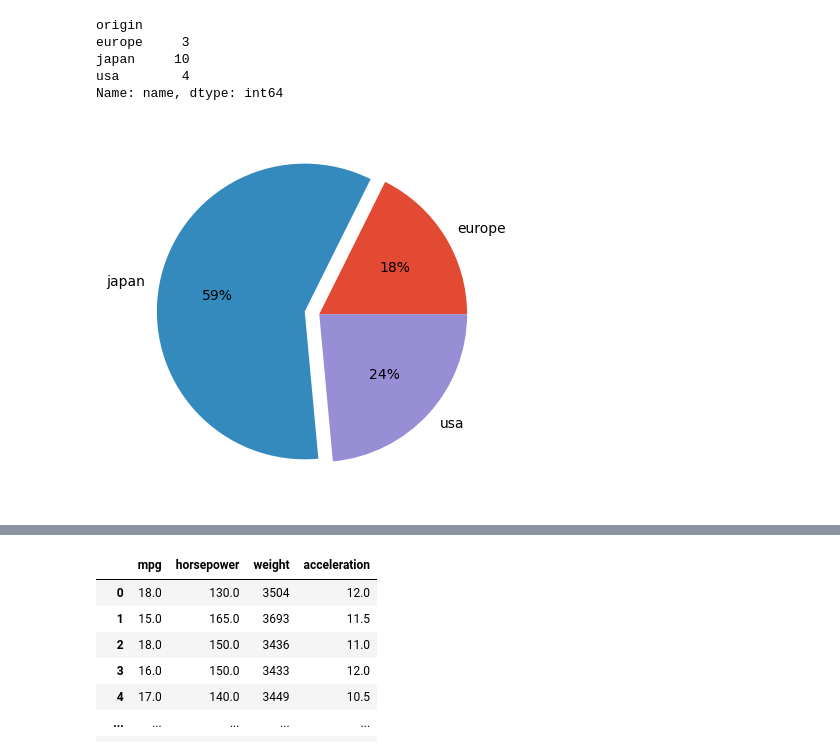
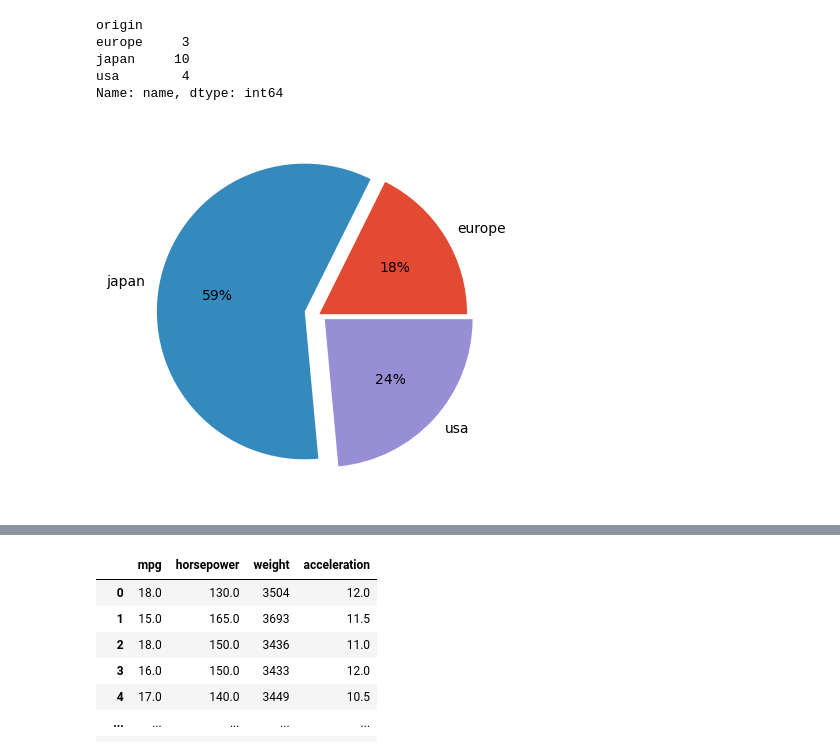
Before and after one commit to nuwbie-11/DataAnalytics101, a Jupyter notebook: automobile-dataset/automobile.ipynb, the cells around one changed output, grey strips where cells are left out. Saved outputs shown, nothing was run; the diff lists cells and outputs as text; code cells hidden in the pictures.

```diff
--- a/automobile-dataset/automobile.ipynb
+++ b/automobile-dataset/automobile.ipynb
@@ -264,9 +254,9 @@ Name: name, dtype: int64
 # %%
 plt.pie(
     good_cars.groupby('origin').count().name,
     labels=good_cars.groupby('origin').count().name.index,
-    explode=[0, 0.1, 0,], autopct='%.0f%%'
+    explode=[0, 0.1, 0.05,], autopct='%.0f%%'
     )
 plt.show()
 # %% [output]
-[figure, old version]
+[figure, new version]
```
Also changed, not shown: parts of 40 cells of this notebook, 1 other file.
